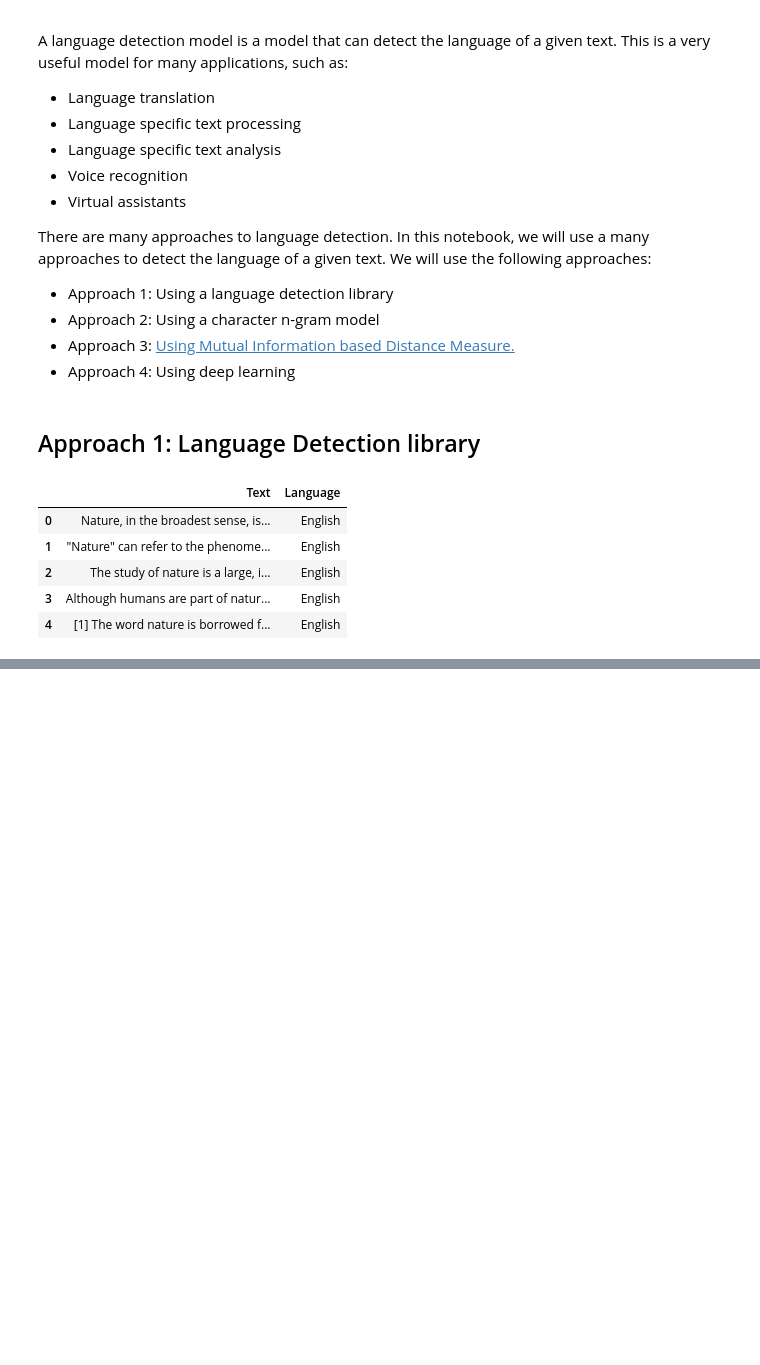
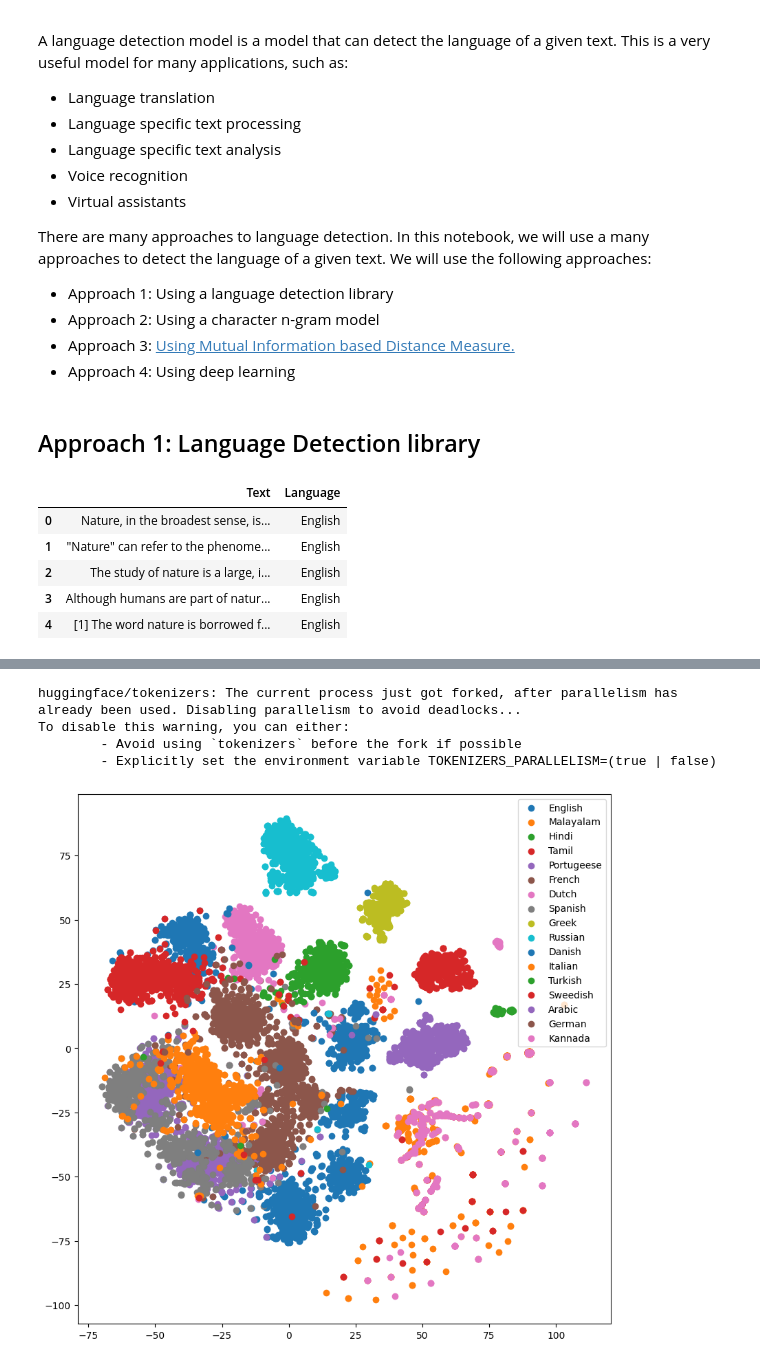
Before and after one commit to jaywyawhare/Language-Prediction, a Jupyter notebook: Notebook/Language.ipynb, the cells around one changed output, grey strips where cells are left out. Saved outputs shown, nothing was run; the diff lists cells and outputs as text; code cells hidden in the pictures; blank space fills up the shorter version.

```diff
--- a/Notebook/Language.ipynb
+++ b/Notebook/Language.ipynb
@@ -379,0 +91,18 @@ Test accuracy: 0.24286405742168427
+# %%
+class LanguageIdentification:
+
+
+    def __init__(self):
+        pretrained_lang_model = "../models/lid.bin"
+        self.model = fasttext.load_model(pretrained_lang_model)
+
+    def predict_lang(self, text : str) -> str:
+        ''' Language Identification using fasttext
+        Args:
+            param text (str) : Input text
+        Return:
+            str
+        '''
+        predictions = self.model.predict(text, k=1)
+        predictions = predictions[0][0].replace("__label__", "")
+        return predictions
@@ -379,0 +223,11 @@ Test accuracy: 0.24286405742168427
+# %%
+df1 = pd.read_csv('../data/Language.csv')
+
+df1['Text'] = df1['Text'].apply(lambda x: x.replace("\n", " "))
+df1['Text'] = df1['Text'].apply(lambda x: x.replace("\t", " "))
+df1['Text'] = df1['Text'].apply(lambda x: x.replace("  ", " "))
+
+def embedding(text):
+    return model.encode(text)
+
+df1['embedding'] = df1['Text'].apply(embedding)
@@ -379,0 +250,19 @@ Test accuracy: 0.24286405742168427
+# %%
+X = np.array(df1['embedding'].tolist())
+y = df1['Language'].values
+
+X_embedded = TSNE(n_components=2).fit_transform(X)
+
+plt.figure(figsize=(10, 10))
+
+for i, lang in enumerate(df1['Language'].unique()):
+    plt.scatter(X_embedded[y == lang, 0], X_embedded[y == lang, 1], label=lang)
+
+plt.legend()
+plt.show()
+# %% [output]
+huggingface/tokenizers: The current process just got forked, after parallelism has already been used. Disabling parallelism to avoid deadlocks...
+To disable this warning, you can either:
+        - Avoid using `tokenizers` before the fork if possible
+        - Explicitly set the environment variable TOKENIZERS_PARALLELISM=(true | false)
+[figure, added]
```
Also changed, not shown: parts of 51 cells of this notebook, 2 other files.
